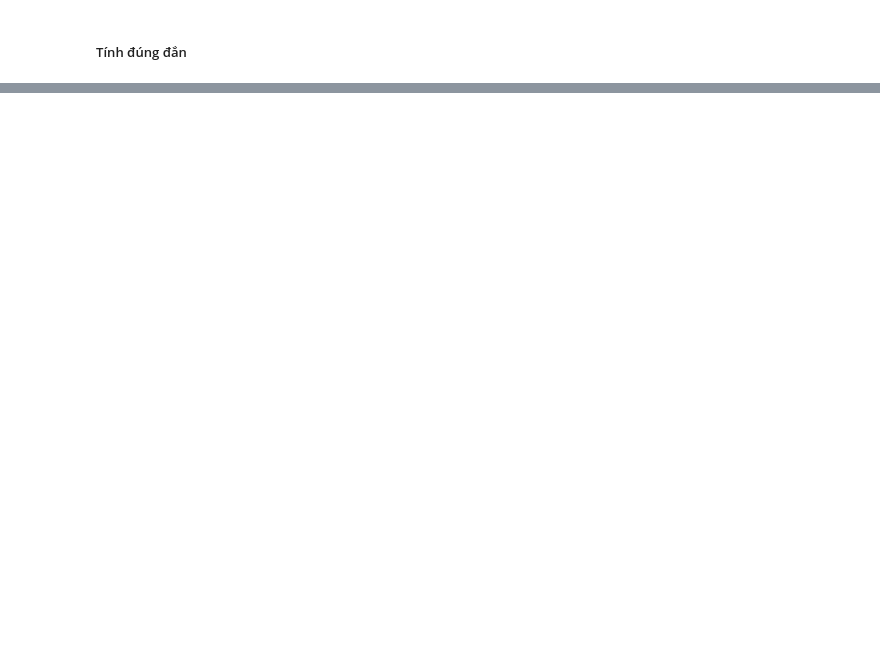
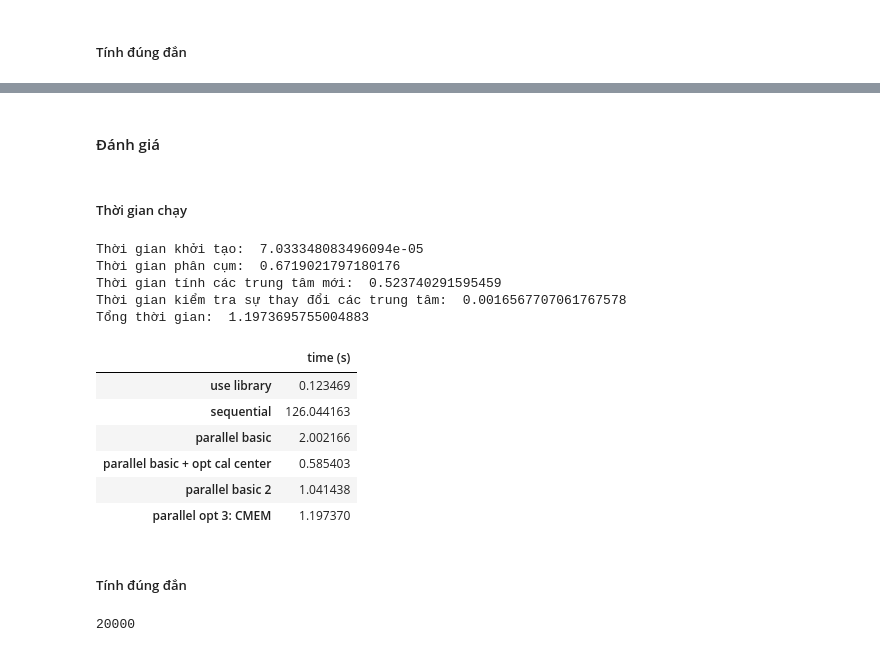
Before and after one commit to HThinhZ/PPA_Project, a Jupyter notebook: PPA_Project.ipynb, the cells around one changed output, grey strips where cells are left out. Saved outputs shown, nothing was run; the diff lists cells and outputs as text; code cells hidden in the pictures; blank space fills up the shorter version.

```diff
--- a/PPA_Project.ipynb
+++ b/PPA_Project.ipynb
@@ -799,0 +983,3 @@ foo()
+# %%
+km = K_Means_P2(k = 20)
+res_p2 = km.fit(X)
@@ -799,0 +1055,27 @@ foo()
+# %%
+@cuda.jit
+def assign_labels_opt2(X, centers, labels, k, dis_arr):
+    index = cuda.grid(1)
+    dim = X.shape[1]
+
+    # Sao chép dữ liệu từ mảng centers vào constant memory
+    # if cuda.threadIdx.x < k:
+    #     for i in range(dim):
+    #         cuda.const.array_like(centers)[cuda.threadIdx.x, i] = centers[cuda.threadIdx.x, i]
+
+    # cuda.syncthreads()  # Đảm bảo dữ liệu đã được sao chép vào constant memory trước khi sử dụng
+
+    if index < X.shape[0]:
+        for idx_k in prange(k):
+            dis = 0
+            for i in range(dim):
+                # Sử dụng dữ liệu từ constant memory thay vì truy cập trực tiếp từ bộ nhớ toàn cục hoặc Shared Memory
+                dis += (X[index, i] - cuda.const.array_like(centers)[idx_k, i])**2
+            dis_arr[index][idx_k] = dis
+
+        idx_min = 0
+        for i in range(1, k):
+            if dis_arr[index, i] < dis_arr[index, idx_min]:
+                idx_min = i
+
+        labels[index] = idx_min
@@ -799,0 +1163,36 @@ foo()
+# %%
+km = K_Means_OPT3(k = 20)
+res_popt3 = km.fit(X)
+# %% [markdown]
+#### Đánh giá
+# %% [markdown]
+##### Thời gian chạy
+# %%
+total_time = res_popt3.assign_time + res_popt3.cal_ncenter_time + res_popt3.check_time + res_popt3.init_time
+print("Thời gian khởi tạo: ", res_popt3.init_time)
+print("Thời gian phân cụm: ", res_popt3.assign_time)
+print("Thời gian tính các trung tâm mới: ", res_popt3.cal_ncenter_time)
+print("Thời gian kiểm tra sự thay đổi các trung tâm: ", res_popt3.check_time)
+print("Tổng thời gian: ", total_time)
+
+all_results.loc['parallel opt 3: CMEM', 'time (s)'] = total_time
+all_results
+# %% [output]
+Thời gian khởi tạo:  7.033348083496094e-05
+Thời gian phân cụm:  0.6719021797180176
+Thời gian tính các trung tâm mới:  0.523740291595459
+Thời gian kiểm tra sự thay đổi các trung tâm:  0.0016567707061767578
+Tổng thời gian:  1.1973695755004883
+|  | time (s) |
+| use library | 0.123469 |
+| sequential | 126.044163 |
+| parallel basic | 2.002166 |
+| parallel basic + opt cal center | 0.585403 |
+| parallel basic 2 | 1.041438 |
+| parallel opt 3: CMEM | 1.197370 |
+# %% [markdown]
+##### Tính đúng đắn
+# %%
+np.sum(res_popt3.labels == correct_labels)
+# %% [output]
+20000
```
Also changed, not shown: parts of 89 cells of this notebook.
